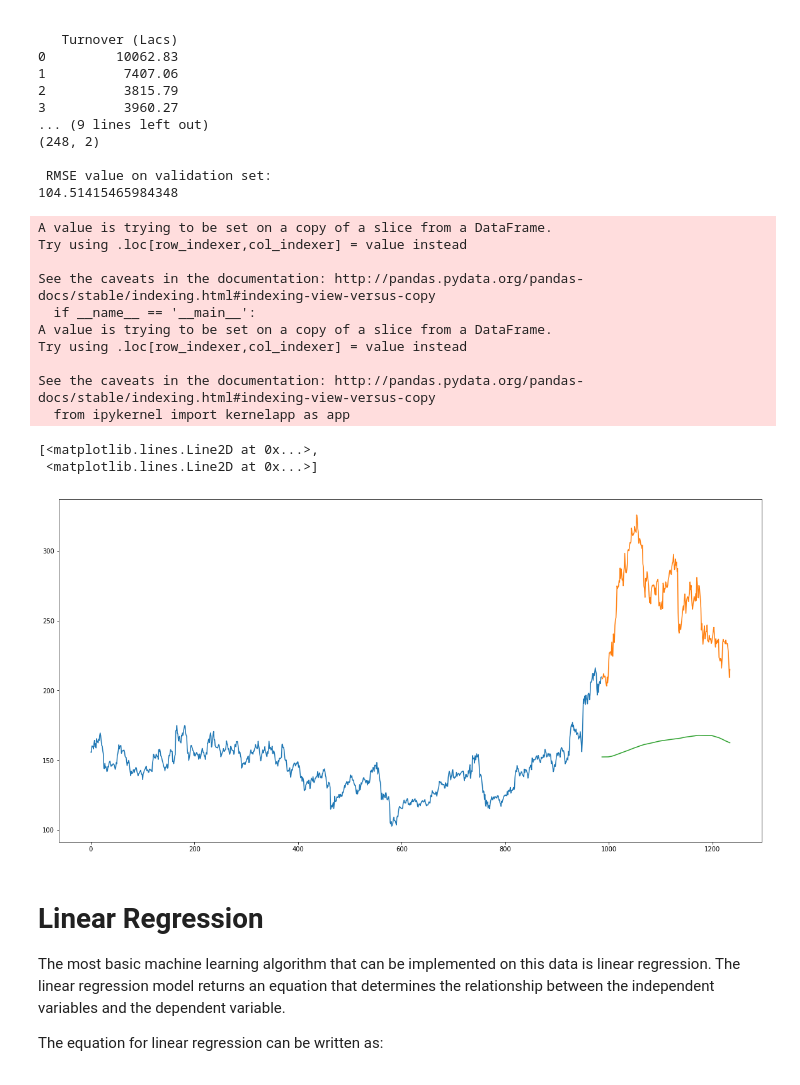
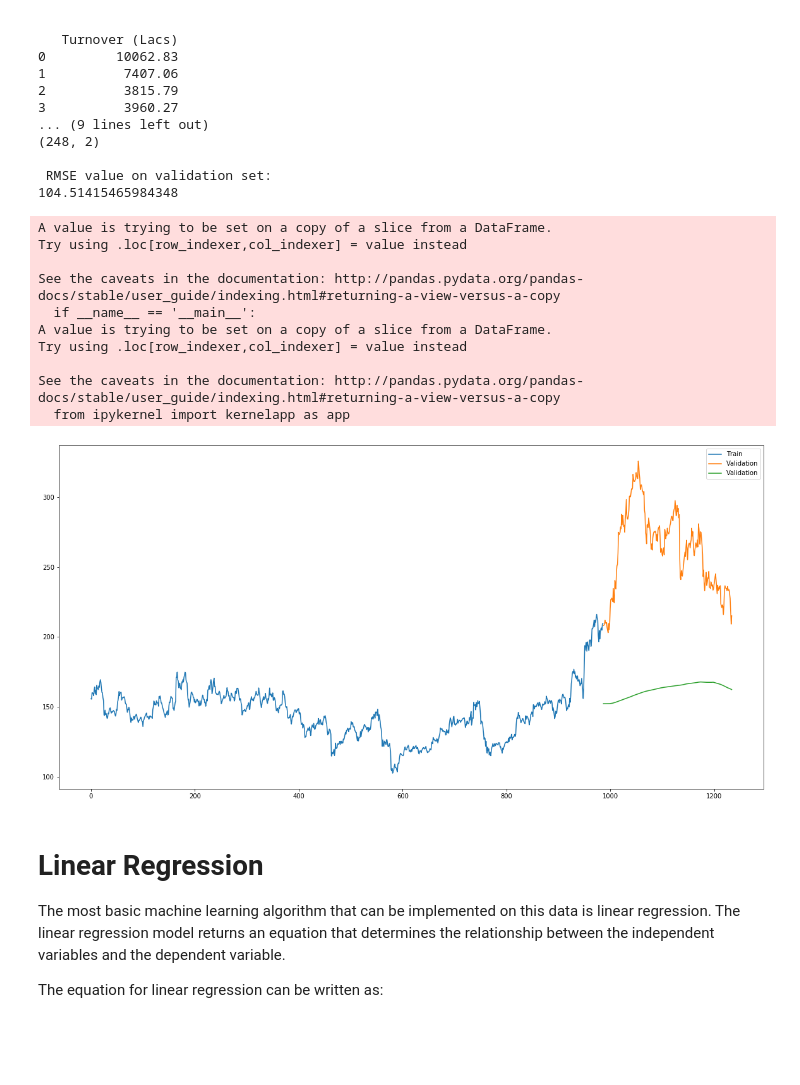
Before and after one commit to narrendran/Udacity-Capstone, a Jupyter notebook: main_code.ipynb, the cells around one changed output. Cells and saved outputs as stored; diff of their text form; code cells hidden in the pictures; blank space fills up the shorter version.

```diff
--- a/main_code.ipynb
+++ b/main_code.ipynb
@@ -126,22 +127,22 @@ print(rms)
 # %%
 valid['Predictions'] = 0
 valid['Predictions'] = preds
-plt.plot(train['Close'])
-plt.plot(valid[['Close', 'Predictions']])
+plt.plot(train['Close'], label='Train')
+plt.plot(valid[['Close', 'Predictions']], label='Validation')
+plt.legend()
+plt.show()
 # %% [output]
 A value is trying to be set on a copy of a slice from a DataFrame.
 Try using .loc[row_indexer,col_indexer] = value instead
 
-See the caveats in the documentation: http://pandas.pydata.org/pandas-docs/stable/indexing.html#indexing-view-versus-copy
+See the caveats in the documentation: http://pandas.pydata.org/pandas-docs/stable/user_guide/indexing.html#returning-a-view-versus-a-copy
   if __name__ == '__main__':
 A value is trying to be set on a copy of a slice from a DataFrame.
 Try using .loc[row_indexer,col_indexer] = value instead
 
-See the caveats in the documentation: http://pandas.pydata.org/pandas-docs/stable/indexing.html#indexing-view-versus-copy
+See the caveats in the documentation: http://pandas.pydata.org/pandas-docs/stable/user_guide/indexing.html#returning-a-view-versus-a-copy
   from ipykernel import kernelapp as app
-[<matplotlib.lines.Line2D at 0x...>,
- <matplotlib.lines.Line2D at 0x...>]
-[figure, old version]
+[figure, new version]
 # %%
 #setting index as date values
 df['Date'] = pd.to_datetime(df.Date,format='%Y-%m-%d')
```
Also changed, not shown: parts of 18 cells of this notebook.
